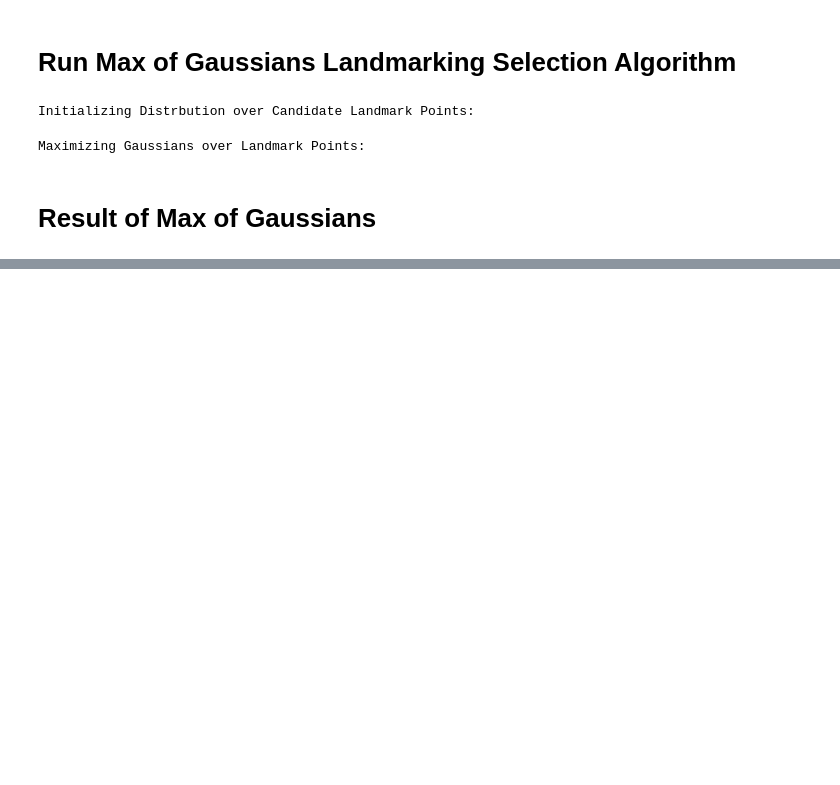
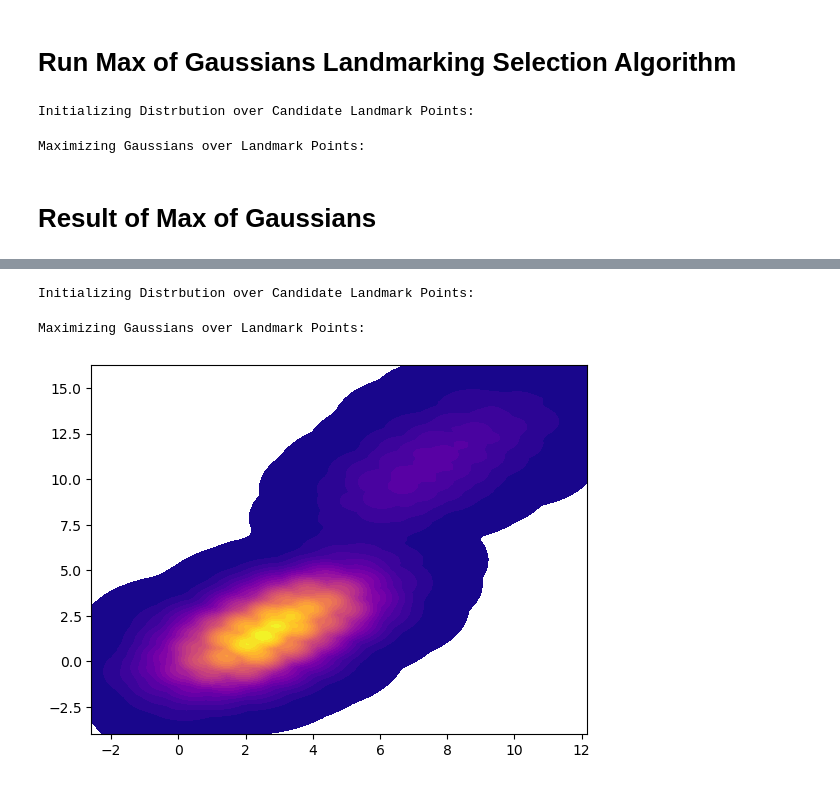
Before and after one commit to gdepaul/DensiTDA, a Jupyter notebook: Max of Gaussians Landmark - Basic Example.ipynb, the cells around one changed output, grey strips where cells are left out. Cells and saved outputs as stored; diff of their text form; code cells hidden in the pictures; blank space fills up the shorter version.

```diff
--- a/Max of Gaussians Landmark - Basic Example.ipynb
+++ b/Max of Gaussians Landmark - Basic Example.ipynb
@@ -53,0 +54,6 @@ Precentage of points selected:  5.722222222222222
+# %%
+landmarktools.max_of_gaussians_2D_plot(X, A, candidate_landmarks, h, s, cut_off = 0.3)
+# %% [output]
+Initializing Distrbution over Candidate Landmark Points:
+Maximizing Gaussians over Landmark Points:
+[figure, added]
```
Also changed, not shown: parts of 3 cells of this notebook, 6 other files.
